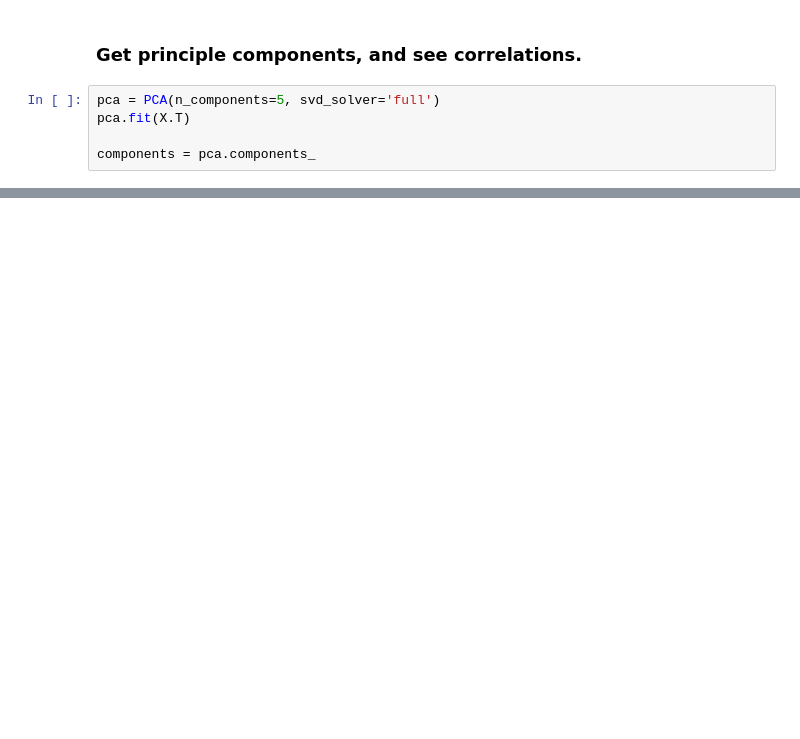
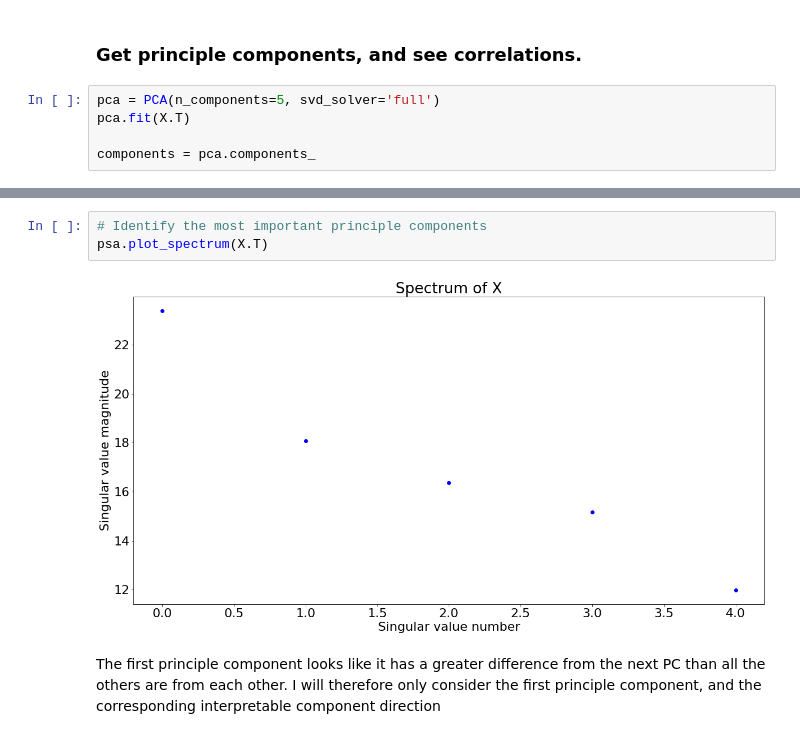
Before and after one commit to RobertoBarrosoLuque/InterpretableDimRed, a Jupyter notebook: InterpretableDimRed/Notebooks/InterpretableDirections.ipynb, the cells around one changed output, grey strips where cells are left out. Saved outputs shown, nothing was run; the diff lists cells and outputs as text; blank space fills up the shorter version.

```diff
--- a/InterpretableDimRed/Notebooks/InterpretableDirections.ipynb
+++ b/InterpretableDimRed/Notebooks/InterpretableDirections.ipynb
@@ -197,0 +116,7 @@ array([[ 0.01655629, -0.00331126, -0.00993377, ...,  0.00993377,
+# %%
+# Identify the most important principle components
+psa.plot_spectrum(X.T)
+# %% [output]
+[figure, added]
+# %% [markdown]
+The first principle component looks like it has a greater difference from the next PC than all the others are from each other. I will therefore only consider the first principle component, and the corresponding interpretable component direction
```
Also changed, not shown: parts of 29 cells of this notebook, 1 other file.
